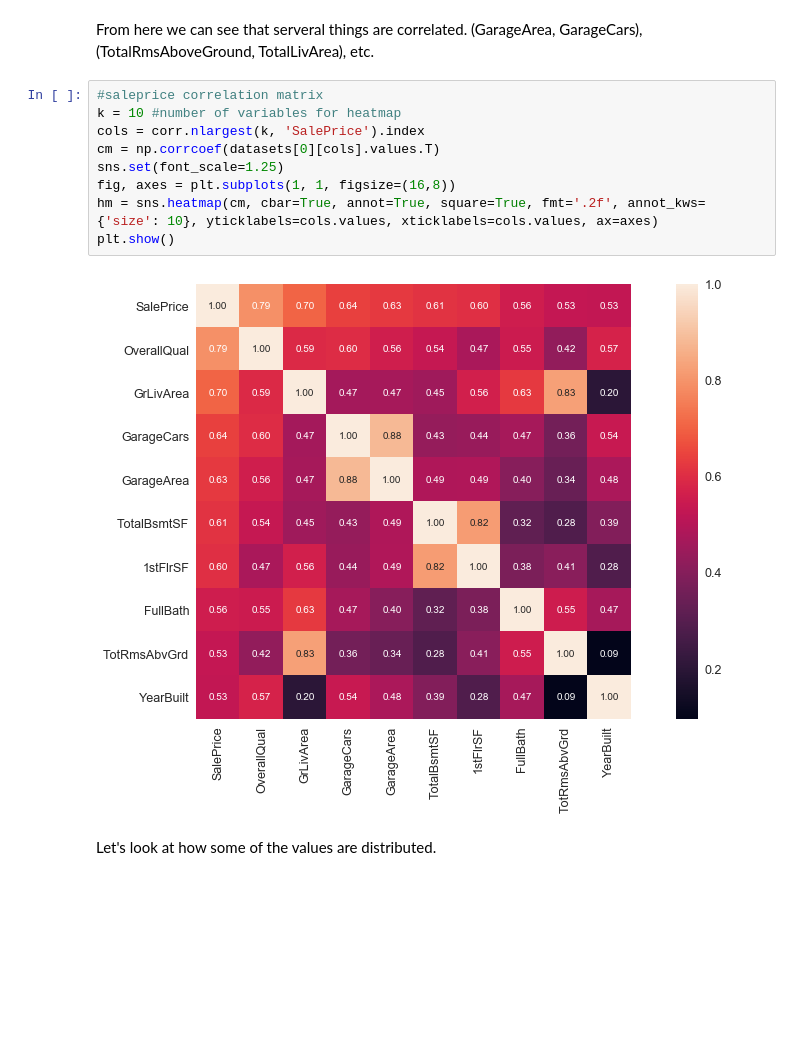
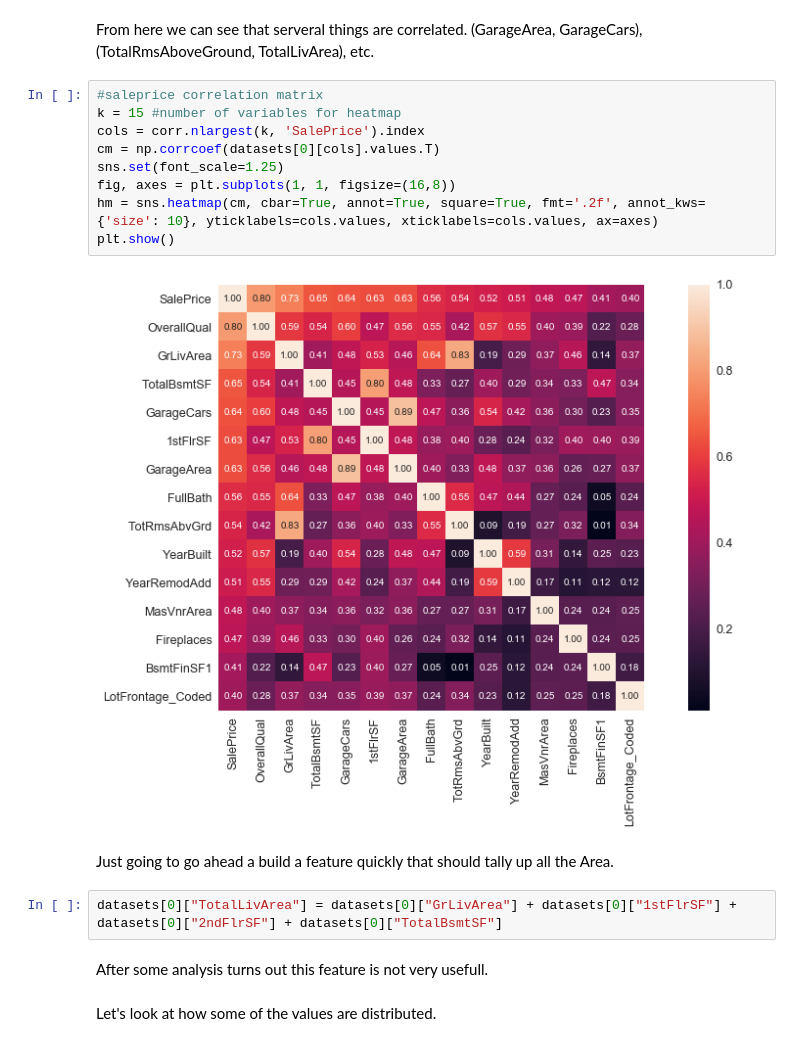
Before and after one commit to D-H/MachineLearningNotes, a Jupyter notebook: Exercises_Kaggle/HousePrices/HousePrices_Submission.ipynb, the cells around one changed output. Cells and saved outputs as stored; diff of their text form; blank space fills up the shorter version.

```diff
--- a/Exercises_Kaggle/HousePrices/HousePrices_Submission.ipynb
+++ b/Exercises_Kaggle/HousePrices/HousePrices_Submission.ipynb
@@ -643,15 +646,21 @@ sns.heatmap(corr, vmax=0.8, square=True)
 From here we can see that serveral things are correlated. (GarageArea, GarageCars), (TotalRmsAboveGround, TotalLivArea), etc.
 # %%
 #saleprice correlation matrix
-k = 10 #number of variables for heatmap
+k = 15 #number of variables for heatmap
 cols = corr.nlargest(k, 'SalePrice').index
 cm = np.corrcoef(datasets[0][cols].values.T)
 sns.set(font_scale=1.25)
 fig, axes = plt.subplots(1, 1, figsize=(16,8))
 hm = sns.heatmap(cm, cbar=True, annot=True, square=True, fmt='.2f', annot_kws={'size': 10}, yticklabels=cols.values, xticklabels=cols.values, ax=axes)
 plt.show()
 # %% [output]
-[figure, old version]
+[figure, new version]
+# %% [markdown]
+Just going to go ahead a build a feature quickly that should tally up all the Area.
+# %%
+datasets[0]["TotalLivArea"] = datasets[0]["GrLivArea"] + datasets[0]["1stFlrSF"] + datasets[0]["2ndFlrSF"] + datasets[0]["TotalBsmtSF"]
+# %% [markdown]
+After some analysis turns out this feature is not very usefull.
 # %% [markdown]
 Let's look at how some of the values are distributed.
 # %%
```
Also changed, not shown: parts of 31 cells of this notebook, 6 other files.
